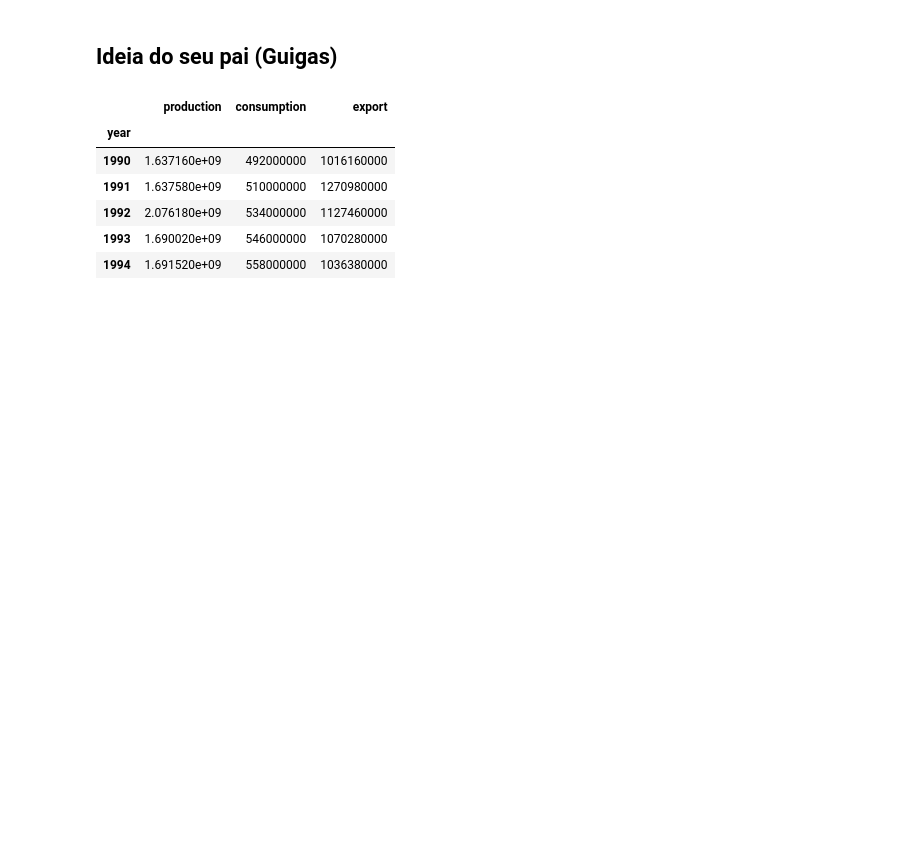
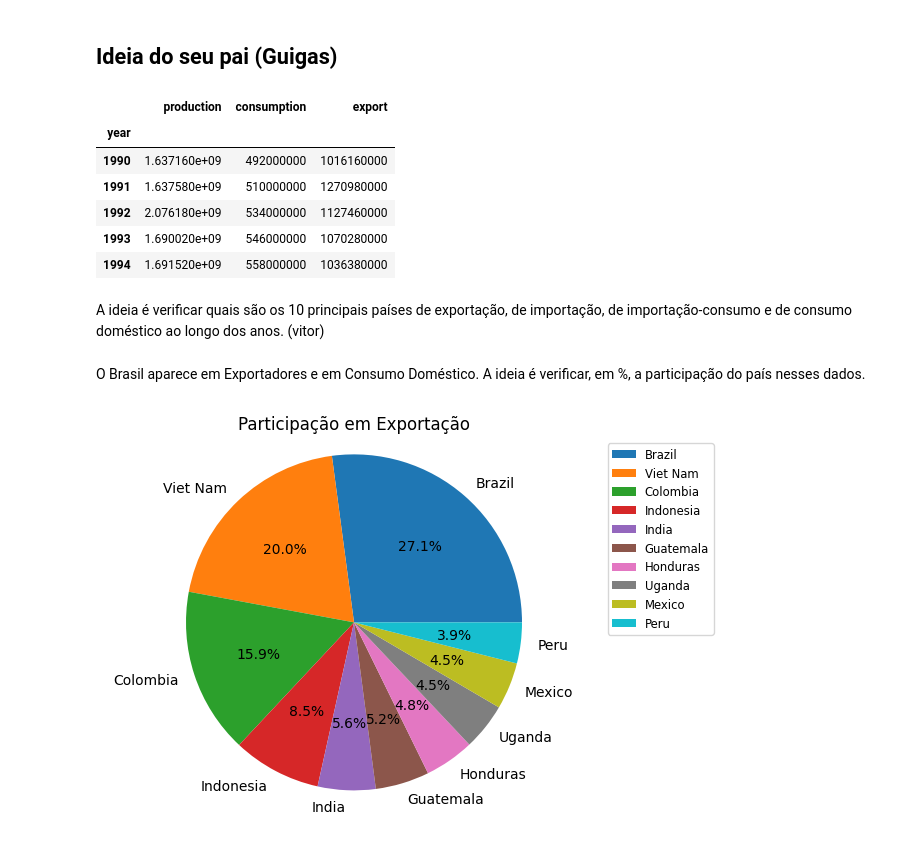
Before and after one commit to fea-dev-usp/Dia-Nacional-do-Cafe, a Jupyter notebook: coffee/app.ipynb, the cells around one changed output. Drawn from its saved outputs; the diff is of its cells as text; code cells hidden in the pictures; blank space fills up the shorter version.

```diff
--- a/coffee/app.ipynb
+++ b/coffee/app.ipynb
@@ -203,3 +203,5 @@ fig = go.Figure(data=[producao, consumo], layout=layout)
 
 fig.update_layout(title="Produção X Consumo", title_x=0.5, xaxis_title="Ano", showlegend=False, template='plotly_dark')
 fig.show()
+# %% [markdown]
+A ideia é verificar quais são os 10 principais países de exportação, de importação, de importação-consumo e de consumo doméstico ao longo dos anos. (vitor)
@@ -205,0 +230,16 @@ fig.show()
+# %% [markdown]
+O Brasil aparece em Exportadores e em Consumo Doméstico. A ideia é verificar, em %, a participação do país nesses dados.
+# %%
+# Gráfico de setor para Exportadores
+
+paises = ['Brazil', 'Viet Nam', 'Colombia', 'Indonesia', 'India', 'Guatemala', 'Honduras', 'Uganda', 'Mexico', 'Peru']
+valores = [33807709056, 24924480000, 19878480000, 10607940000, 6933960000, 6464340000, 5964840000, 5632200000, 5628000000, 4903920000]
+
+plt.pie(valores, labels=paises, autopct='%1.1f%%')
+plt.axis('equal')
+plt.legend(fontsize = "small",bbox_to_anchor= (1,1))
+plt.title("Participação em Exportação")
+
+plt.show()
+# %% [output]
+[figure, added]
```
Also changed, not shown: parts of 4 cells of this notebook.
